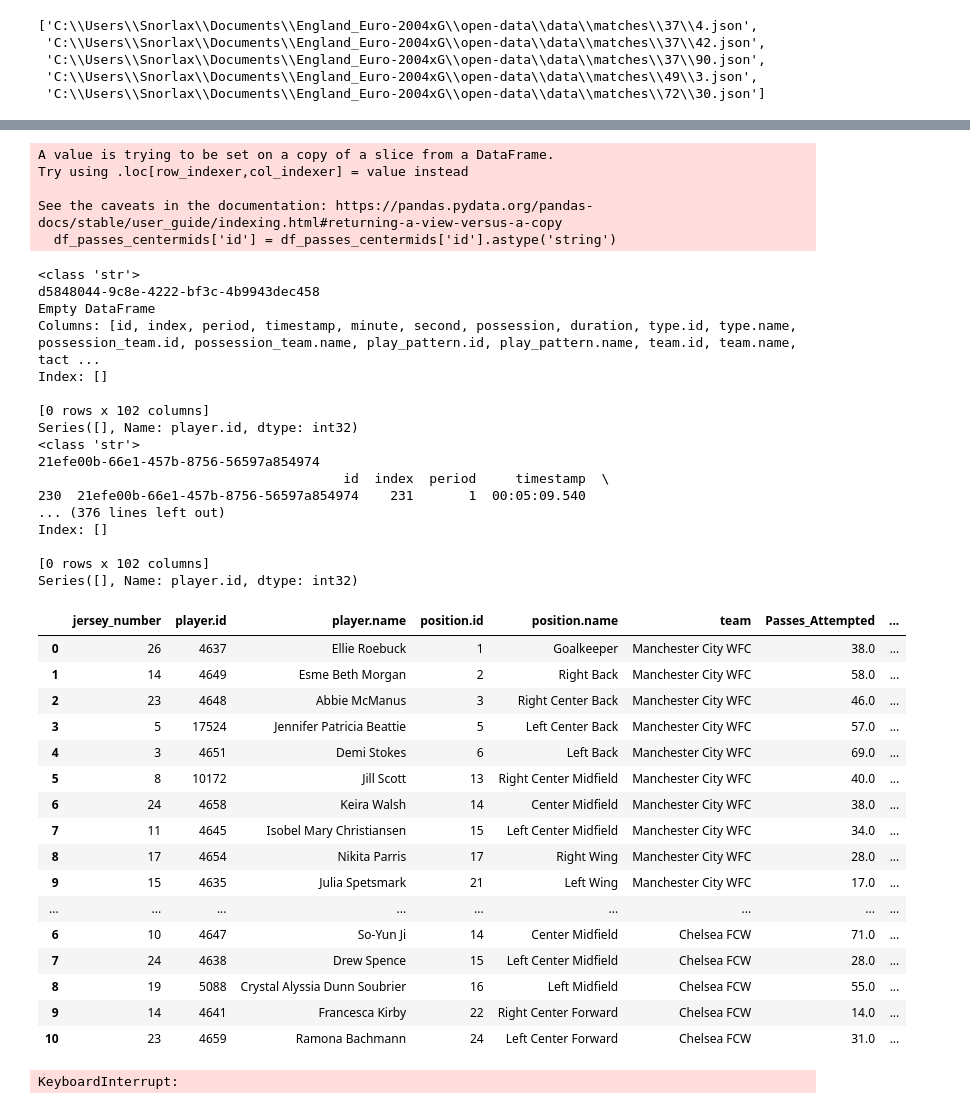
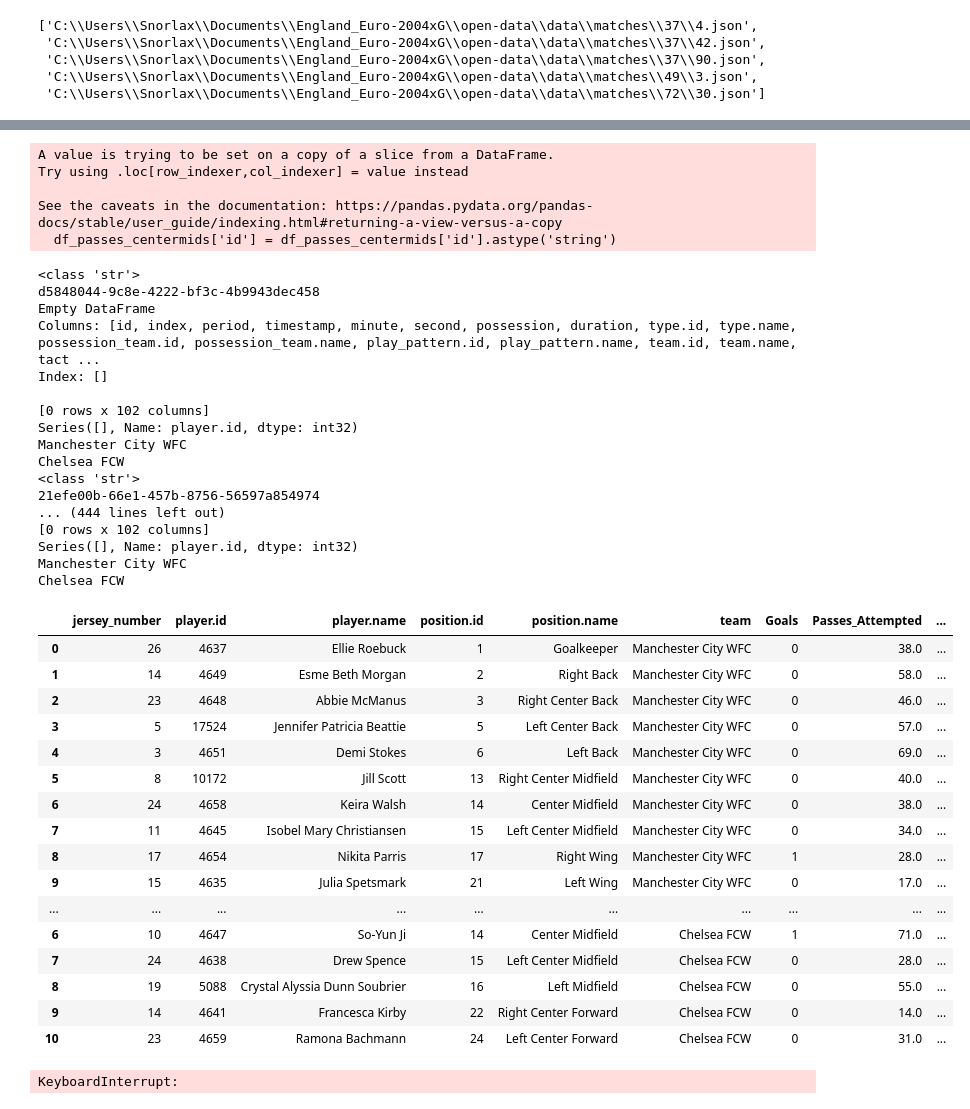
Before and after one commit to spcurtis13/WomenFootballCMEffectiveness, a Jupyter notebook: Untitled-1.ipynb, the cells around one changed output, grey strips where cells are left out. Drawn from its saved outputs; the diff is of its cells as text; code cells hidden in the pictures.

Commit message:
finished goal component

```diff
--- a/Untitled-1.ipynb
+++ b/Untitled-1.ipynb
@@ -46,6 +46,7 @@ players['team'] = team1
 players2 = pd.json_normalize(team2_lineup['lineup'])
 players2['team'] = team2
 players = pd.concat([players,players2])
+players['Goals'] = 0
 players['Passes_Attempted'] = 0
 players['Passes_Attempted'] = pd.to_numeric(players['Passes_Attempted'], downcast="float")
 players['Passes_Completed'] = 0
@@ -68,6 +69,8 @@ temp_id = 0
 # Create new columns that will focus on areas of interest same data
 df_data = pd.json_normalize(data)
 df_shots = df_data[df_data['type.name'] == 'Shot']
+df_goals = df_data[df_data['shot.outcome.name'] == 'Goal']
+df_goals_centermids = df_goals[df_goals['position.id'].isin([9,10,11,13,14,15,18,19,20])]
 df_passes_centermids = df_data[df_data['position.id'].isin([9,10,11,13,14,15,18,19,20])]
 df_passes_centermids['id'] = df_passes_centermids['id'].astype('string')
 def opposite_Team(first_team):
@@ -78,6 +81,13 @@ def opposite_Team(first_team):
 #print(df_passes_centermids.dtypes)
 left_side_team = ''
 right_side_teame = ''
+for i in range(0,len(df_goals)):
+    temp_id_goal = df_goals.iloc[i]
+    try:
+        #temp_id_player = df_goals_centermids.loc[df_goals_centermids['id'] == temp_id_goal]
+        players.loc[players['player.id'] == temp_id_goal['player.id'].astype('int'), 'Goals'] += 1
+    except:
+        pass
 for i in range(0,len(df_shots)):
     temp_id_pass = df_shots.iloc[i]['shot.key_pass_id']
     #print(type(temp_id))
@@ -170,55 +180,55 @@ timestamp                                        2022-05-26 00:00:00
 minute                                                             0
 second                                                             0
 type                               {'id': 35, 'name': 'Starting XI'}
 possession                                                         1
 possession_team           {'id': 746, 'name': 'Manchester City WFC'}
 play_pattern                       {'id': 1, 'name': 'Regular Play'}
 team                      {'id': 746, 'name': 'Manchester City WFC'}
 duration                                                         0.0
 ... (22 lines left out)
 Name: 0, dtype: object
 
 Manchester City WFC
 Chelsea FCW
 A value is trying to be set on a copy of a slice from a DataFrame.
 Try using .loc[row_indexer,col_indexer] = value instead
 
 See the caveats in the documentation: https://pandas.pydata.org/pandas-docs/stable/user_guide/indexing.html#returning-a-view-versus-a-copy
   df_passes_centermids['id'] = df_passes_centermids['id'].astype('string')
 <class 'str'>
 d5848044-9c8e-4222-bf3c-4b9943dec458
 Empty DataFrame
 Columns: [id, index, period, timestamp, minute, second, possession, duration, type.id, type.name, possession_team.id, possession_team.name, play_pattern.id, play_pattern.name, team.id, team.name, tact ...
 Index: []
 
 [0 rows x 102 columns]
 Series([], Name: player.id, dtype: int32)
+Manchester City WFC
+Chelsea FCW
 <class 'str'>
 21efe00b-66e1-457b-8756-56597a854974
-                                       id  index  period     timestamp  \
-230  21efe00b-66e1-457b-8756-56597a854974    231       1  00:05:09.540
-... (376 lines left out)
-Index: []
-
+... (444 lines left out)
 [0 rows x 102 columns]
 Series([], Name: player.id, dtype: int32)
+Manchester City WFC
+Chelsea FCW
-|  | jersey_number | player.id | player.name | position.id | position.name | team | Passes_Attempted | ... |
-| 0 | 26 | 4637 | Ellie Roebuck | 1 | Goalkeeper | Manchester City WFC | 38.0 | ... |
-| 1 | 14 | 4649 | Esme Beth Morgan | 2 | Right Back | Manchester City WFC | 58.0 | ... |
-| 2 | 23 | 4648 | Abbie McManus | 3 | Right Center Back | Manchester City WFC | 46.0 | ... |
-| 3 | 5 | 17524 | Jennifer Patricia Beattie | 5 | Left Center Back | Manchester City WFC | 57.0 | ... |
-| 4 | 3 | 4651 | Demi Stokes | 6 | Left Back | Manchester City WFC | 69.0 | ... |
-| 5 | 8 | 10172 | Jill Scott | 13 | Right Center Midfield | Manchester City WFC | 40.0 | ... |
-| 6 | 24 | 4658 | Keira Walsh | 14 | Center Midfield | Manchester City WFC | 38.0 | ... |
-| 7 | 11 | 4645 | Isobel Mary Christiansen | 15 | Left Center Midfield | Manchester City WFC | 34.0 | ... |
-| 8 | 17 | 4654 | Nikita Parris | 17 | Right Wing | Manchester City WFC | 28.0 | ... |
-| 9 | 15 | 4635 | Julia Spetsmark | 21 | Left Wing | Manchester City WFC | 17.0 | ... |
-| ... | ... | ... | ... | ... | ... | ... | ... | ... |
-| 6 | 10 | 4647 | So-Yun Ji | 14 | Center Midfield | Chelsea FCW | 71.0 | ... |
-| 7 | 24 | 4638 | Drew Spence | 15 | Left Center Midfield | Chelsea FCW | 28.0 | ... |
-| 8 | 19 | 5088 | Crystal Alyssia Dunn Soubrier | 16 | Left Midfield | Chelsea FCW | 55.0 | ... |
-| 9 | 14 | 4641 | Francesca Kirby | 22 | Right Center Forward | Chelsea FCW | 14.0 | ... |
-| 10 | 23 | 4659 | Ramona Bachmann | 24 | Left Center Forward | Chelsea FCW | 31.0 | ... |
+|  | jersey_number | player.id | player.name | position.id | position.name | team | Goals | Passes_Attempted | ... |
+| 0 | 26 | 4637 | Ellie Roebuck | 1 | Goalkeeper | Manchester City WFC | 0 | 38.0 | ... |
+| 1 | 14 | 4649 | Esme Beth Morgan | 2 | Right Back | Manchester City WFC | 0 | 58.0 | ... |
+| 2 | 23 | 4648 | Abbie McManus | 3 | Right Center Back | Manchester City WFC | 0 | 46.0 | ... |
+| 3 | 5 | 17524 | Jennifer Patricia Beattie | 5 | Left Center Back | Manchester City WFC | 0 | 57.0 | ... |
+| 4 | 3 | 4651 | Demi Stokes | 6 | Left Back | Manchester City WFC | 0 | 69.0 | ... |
+| 5 | 8 | 10172 | Jill Scott | 13 | Right Center Midfield | Manchester City WFC | 0 | 40.0 | ... |
+| 6 | 24 | 4658 | Keira Walsh | 14 | Center Midfield | Manchester City WFC | 0 | 38.0 | ... |
+| 7 | 11 | 4645 | Isobel Mary Christiansen | 15 | Left Center Midfield | Manchester City WFC | 0 | 34.0 | ... |
+| 8 | 17 | 4654 | Nikita Parris | 17 | Right Wing | Manchester City WFC | 1 | 28.0 | ... |
+| 9 | 15 | 4635 | Julia Spetsmark | 21 | Left Wing | Manchester City WFC | 0 | 17.0 | ... |
+| ... | ... | ... | ... | ... | ... | ... | ... | ... | ... |
+| 6 | 10 | 4647 | So-Yun Ji | 14 | Center Midfield | Chelsea FCW | 1 | 71.0 | ... |
+| 7 | 24 | 4638 | Drew Spence | 15 | Left Center Midfield | Chelsea FCW | 0 | 28.0 | ... |
+| 8 | 19 | 5088 | Crystal Alyssia Dunn Soubrier | 16 | Left Midfield | Chelsea FCW | 0 | 55.0 | ... |
+| 9 | 14 | 4641 | Francesca Kirby | 22 | Right Center Forward | Chelsea FCW | 0 | 14.0 | ... |
+| 10 | 23 | 4659 | Ramona Bachmann | 24 | Left Center Forward | Chelsea FCW | 0 | 31.0 | ... |
 # %%
 #extracting match specific information
 match_list=[]
```
Also changed, not shown: parts of 1 cell of this notebook.
